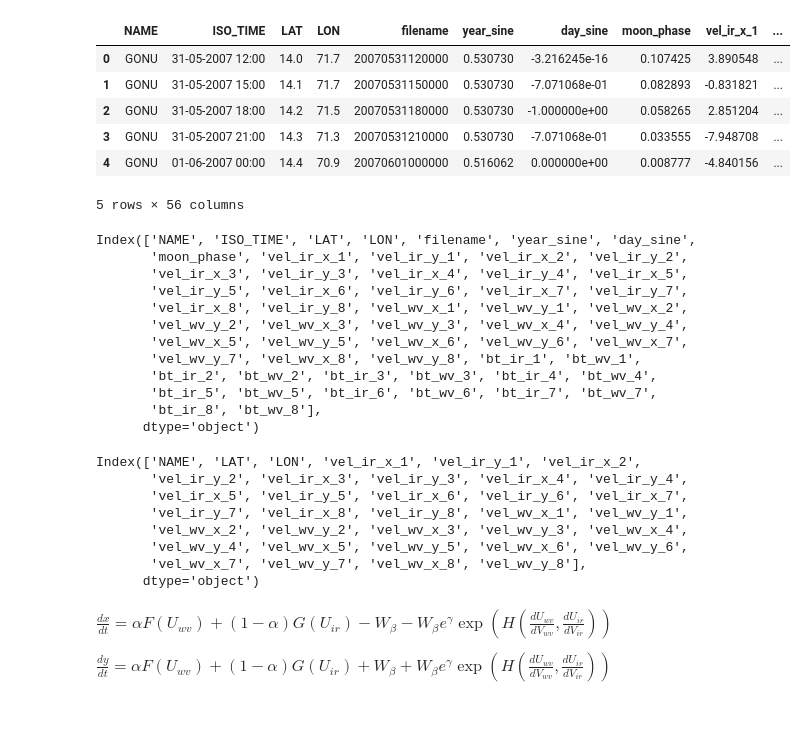
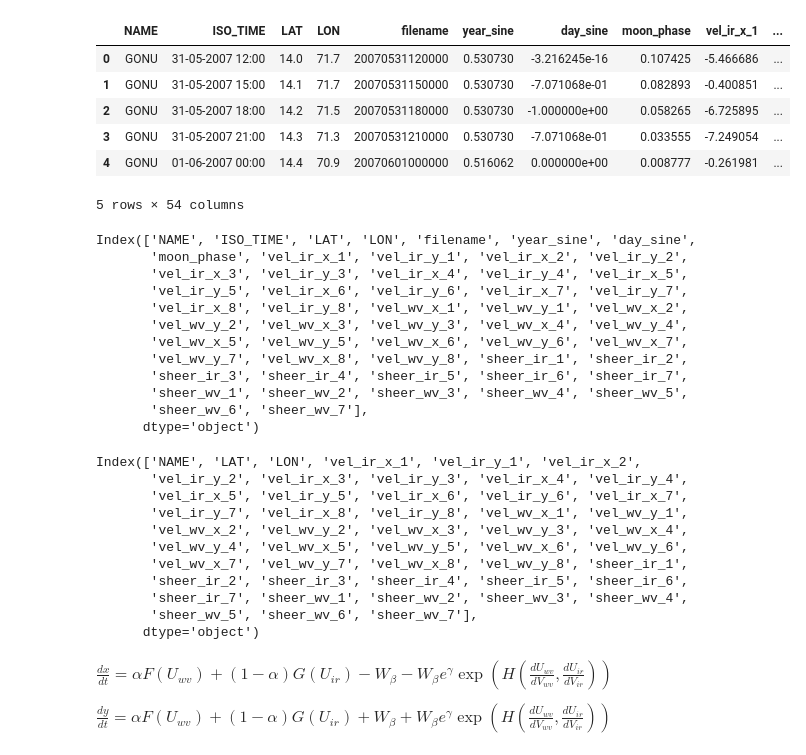
Before and after one commit to Naimish240/TC-SINDy-NIO, a Jupyter notebook: notebooks/SINDy.ipynb, the cells around one changed output. Drawn from its saved outputs; the diff is of its cells as text; code cells hidden in the pictures; blank space fills up the shorter version.

```diff
--- a/notebooks/SINDy.ipynb
+++ b/notebooks/SINDy.ipynb
@@ -6,16 +6,16 @@ from sklearn.linear_model import Lasso, ridge_regression
 from sklearn.model_selection import train_test_split
 from sklearn.preprocessing import StandardScaler
 # %%
-df = pd.read_csv('../data/final_dataset.csv')
+df = pd.read_csv('data/final_dataset.csv')
 df.head()
 # %% [output]
 |  | NAME | ISO_TIME | LAT | LON | filename | year_sine | day_sine | moon_phase | vel_ir_x_1 | ... |
-| 0 | GONU | 31-05-2007 12:00 | 14.0 | 71.7 | 20070531120000 | 0.530730 | -3.216245e-16 | 0.107425 | 3.890548 | ... |
-| 1 | GONU | 31-05-2007 15:00 | 14.1 | 71.7 | 20070531150000 | 0.530730 | -7.071068e-01 | 0.082893 | -0.831821 | ... |
-| 2 | GONU | 31-05-2007 18:00 | 14.2 | 71.5 | 20070531180000 | 0.530730 | -1.000000e+00 | 0.058265 | 2.851204 | ... |
-| 3 | GONU | 31-05-2007 21:00 | 14.3 | 71.3 | 20070531210000 | 0.530730 | -7.071068e-01 | 0.033555 | -7.948708 | ... |
-| 4 | GONU | 01-06-2007 00:00 | 14.4 | 70.9 | 20070601000000 | 0.516062 | 0.000000e+00 | 0.008777 | -4.840156 | ... |
+| 0 | GONU | 31-05-2007 12:00 | 14.0 | 71.7 | 20070531120000 | 0.530730 | -3.216245e-16 | 0.107425 | -5.466686 | ... |
+| 1 | GONU | 31-05-2007 15:00 | 14.1 | 71.7 | 20070531150000 | 0.530730 | -7.071068e-01 | 0.082893 | -0.400851 | ... |
+| 2 | GONU | 31-05-2007 18:00 | 14.2 | 71.5 | 20070531180000 | 0.530730 | -1.000000e+00 | 0.058265 | -6.725895 | ... |
+| 3 | GONU | 31-05-2007 21:00 | 14.3 | 71.3 | 20070531210000 | 0.530730 | -7.071068e-01 | 0.033555 | -7.249054 | ... |
+| 4 | GONU | 01-06-2007 00:00 | 14.4 | 70.9 | 20070601000000 | 0.516062 | 0.000000e+00 | 0.008777 | -0.261981 | ... |
-5 rows × 56 columns
+5 rows × 54 columns
 # %%
 df.columns
 # %% [output]
@@ -26,10 +26,10 @@ Index(['NAME', 'ISO_TIME', 'LAT', 'LON', 'filename', 'year_sine', 'day_sine',
        'vel_ir_x_8', 'vel_ir_y_8', 'vel_wv_x_1', 'vel_wv_y_1', 'vel_wv_x_2',
        'vel_wv_y_2', 'vel_wv_x_3', 'vel_wv_y_3', 'vel_wv_x_4', 'vel_wv_y_4',
        'vel_wv_x_5', 'vel_wv_y_5', 'vel_wv_x_6', 'vel_wv_y_6', 'vel_wv_x_7',
-       'vel_wv_y_7', 'vel_wv_x_8', 'vel_wv_y_8', 'bt_ir_1', 'bt_wv_1',
-       'bt_ir_2', 'bt_wv_2', 'bt_ir_3', 'bt_wv_3', 'bt_ir_4', 'bt_wv_4',
-       'bt_ir_5', 'bt_wv_5', 'bt_ir_6', 'bt_wv_6', 'bt_ir_7', 'bt_wv_7',
-       'bt_ir_8', 'bt_wv_8'],
+       'vel_wv_y_7', 'vel_wv_x_8', 'vel_wv_y_8', 'sheer_ir_1', 'sheer_ir_2',
+       'sheer_ir_3', 'sheer_ir_4', 'sheer_ir_5', 'sheer_ir_6', 'sheer_ir_7',
+       'sheer_wv_1', 'sheer_wv_2', 'sheer_wv_3', 'sheer_wv_4', 'sheer_wv_5',
+       'sheer_wv_6', 'sheer_wv_7'],
       dtype='object')
 # %%
 df = df[df.columns.drop(list(df.filter(regex='bt_')) + ['ISO_TIME', 'filename', 'year_sine', 'day_sine', 'moon_phase'])]
@@ -41,7 +41,10 @@ Index(['NAME', 'LAT', 'LON', 'vel_ir_x_1', 'vel_ir_y_1', 'vel_ir_x_2',
        'vel_ir_y_7', 'vel_ir_x_8', 'vel_ir_y_8', 'vel_wv_x_1', 'vel_wv_y_1',
        'vel_wv_x_2', 'vel_wv_y_2', 'vel_wv_x_3', 'vel_wv_y_3', 'vel_wv_x_4',
        'vel_wv_y_4', 'vel_wv_x_5', 'vel_wv_y_5', 'vel_wv_x_6', 'vel_wv_y_6',
-       'vel_wv_x_7', 'vel_wv_y_7', 'vel_wv_x_8', 'vel_wv_y_8'],
+       'vel_wv_x_7', 'vel_wv_y_7', 'vel_wv_x_8', 'vel_wv_y_8', 'sheer_ir_1',
+       'sheer_ir_2', 'sheer_ir_3', 'sheer_ir_4', 'sheer_ir_5', 'sheer_ir_6',
+       'sheer_ir_7', 'sheer_wv_1', 'sheer_wv_2', 'sheer_wv_3', 'sheer_wv_4',
+       'sheer_wv_5', 'sheer_wv_6', 'sheer_wv_7'],
       dtype='object')
 # %% [markdown]
 $\frac{dx}{dt} = \alpha F(U_{wv}) + (1-\alpha) G(U_{ir}) - W_{\beta} - W_{\beta} e^\gamma \exp(H(\frac{dU_{wv}}{dV_{wv}}, \frac{dU_{ir}}{dV_{ir}}))$
```
Also changed, not shown: parts of 11 cells of this notebook.
